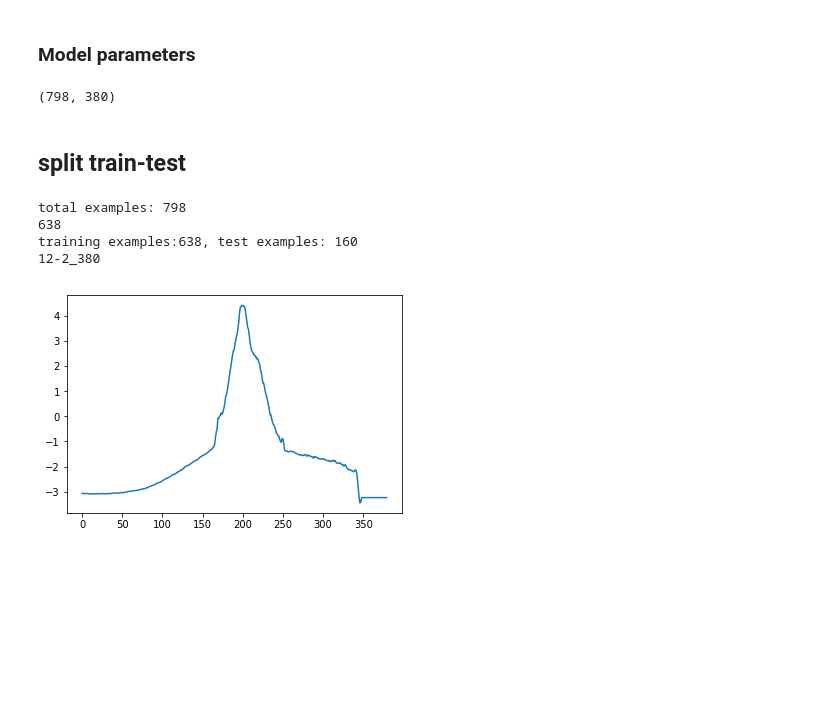
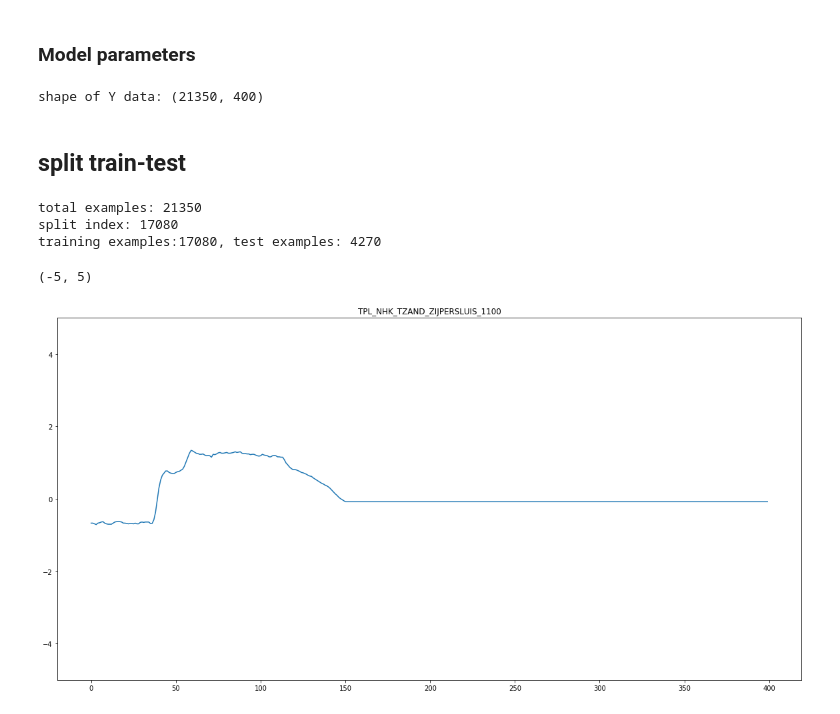
Before and after one commit to HHNK/HHNK-dijkprofiel, a Jupyter notebook: dijk_analysis.ipynb, the cells around one changed output. Drawn from its saved outputs; the diff is of its cells as text; code cells hidden in the pictures; blank space fills up the shorter version.

```diff
--- a/dijk_analysis.ipynb
+++ b/dijk_analysis.ipynb
@@ -23,3 +24,5 @@ num_classes = 20
+# %%
+cutoff = 400 # 400
 # %% [markdown]
 # Read data from csv's
 # %%
@@ -166,18 +369,17 @@ for index, class_n in enumerate(random_sample_y):
 # %% [markdown]
 ### filter unwanted examples
 # %%
-# filter unwanted samples by hand.
-# bad_samples = [
-#     ''
-# ]
-
 # use samples only from 12-2_130 to 12-2-445  and 12-2_501 to 12-2_831(only easy samples)
 X_simple_list = []
 Y_simple_list = []
 location_simple_list = []
 
 for i, location in enumerate(location_list):
-    count = int(location.split('_')[-1])
+    try:
+        count = int(location.split('_')[-1])
+    except:
+        count = int(location.split(' ')[-1])
+#     filters for the hard profiles of original data set 12-2
 #     if count > 130 and count < 445:
 #         X_simple_list.append(X_samples_list[i])
 #         Y_simple_list.append(Y_samples_list[i])
@@ -188,13 +390,13 @@ for i, location in enumerate(location_list):
 #         Y_simple_list.append(Y_samples_list[i])
 #         location_simple_list.append(location_list[i])
 
-    if count > 0 and count < 1000:
-        X_simple_list.append(X_samples_list[i])
-        Y_simple_list.append(Y_samples_list[i])
-        location_simple_list.append(location_list[i])
+#   let everything pass
+    X_simple_list.append(X_samples_list[i])
+    Y_simple_list.append(Y_samples_list[i])
+    location_simple_list.append(location_list[i])
 
 
-print(location_simple_list[5])
+# print(location_simple_list[5])
 # sns.lineplot(data=X_simple_list[5])
 # print(X_simple_list[5])
 # print(Y_simple_list[5])
@@ -230,10 +432,11 @@ for i, sample in enumerate(X_simple_list):
 X = np.array(padded_x)
 y = np.array(padded_y)
 
+print("samples after cutoff: {}".format(X.shape[0]))
 # X = X.reshape(X.shape[0], X.shape[1], 1)
 # X = X.reshape(X.shape[0], X.shape[1], 1)
 
-y_cat = keras.utils.to_categorical(y, 20)
+y_cat = keras.utils.to_categorical(y, len(class_dict))
 
 # len([len(sample) for sample in X_samples if len(sample) > 500])
 # sns.lineplot(data=padded_x[320])
@@ -252,16 +457,16 @@ def pandas_fill(arr):
     df = pd.DataFrame(arr)
 #     df.fillna(method='ffill', axis=1, inplace=True)
     df.replace(to_replace=0, method='ffill', inplace=True)
-    out = df.as_matrix()
+    out = df.values
     return out
 
 X = np.array(padded_x)
 y = np.array(padded_y)
 location_arr = np.array(padded_locations)
 
-print(y.shape)
+print("shape of Y data: {}".format(y.shape))
 for i in range(y.shape[0]):
-    sample = pandas_fill(y[i,:].flatten()).reshape(380)
+    sample = pandas_fill(y[i,:].flatten()).reshape(cutoff)
     y[i,:] = sample
 
 # np.argmax(y_cat[0], axis=-1)
@@ -269,41 +474,46 @@ for i in range(y.shape[0]):
 # sns.lineplot(data=X[110])
 # print(location_arr[110])
 # %% [output]
-(798, 380)
+shape of Y data: (21350, 400)
 # %% [markdown]
 ## split train-test
 # %%
 assert X.shape[0] == y_cat.shape[0]
 print("total examples: {}".format(X.shape[0]))
 
 split_index = math.floor(train_split * X.shape[0])
-print(split_index)
+print("split index: {}".format(split_index))
 
 shuff = np.arange(X.shape[0])
 np.random.shuffle(shuff)
 X = X[shuff]
 y = y[shuff]
 # y_cat = y_cat[shuff]
 final_loc = location_arr[shuff]
 # padded_locations = np.array(padded_locations)
 # print(padded_locations)
-y_cat = keras.utils.to_categorical(y, 20)
+y_cat = keras.utils.to_categorical(y, len(class_dict))
 
 X_train = X[:split_index,:]
 y_train = y_cat[:split_index,:,:]
 locations_train = final_loc[:split_index]
 
 X_test = X[split_index:,:]
 y_test = y_cat[split_index:,:,:]
 locations_test = final_loc[split_index:]
 
 assert X_train.shape[0] == y_train.shape[0]
 print("training examples:{}, test examples: {}".format(X_train.shape[0], y_test.shape[0]))
-sns.lineplot(data=X_train[10])
-print(locations_train[10])
+
+fig, ax = plt.subplots(figsize=(20,10))
+randint = np.random.randint(X_train.shape[0])
+
+plt.title(locations_train[randint])
+sns.lineplot(data=X_train[randint])
+ax.set_ylim(top=5,bottom=-5)
 # %% [output]
-total examples: 798
-638
-training examples:638, test examples: 160
-12-2_380
+total examples: 21350
+split index: 17080
+training examples:17080, test examples: 4270
+(-5, 5)
-[figure, old version]
+[figure, new version]
```
Also changed, not shown: parts of 29 cells of this notebook, 2 other files.
